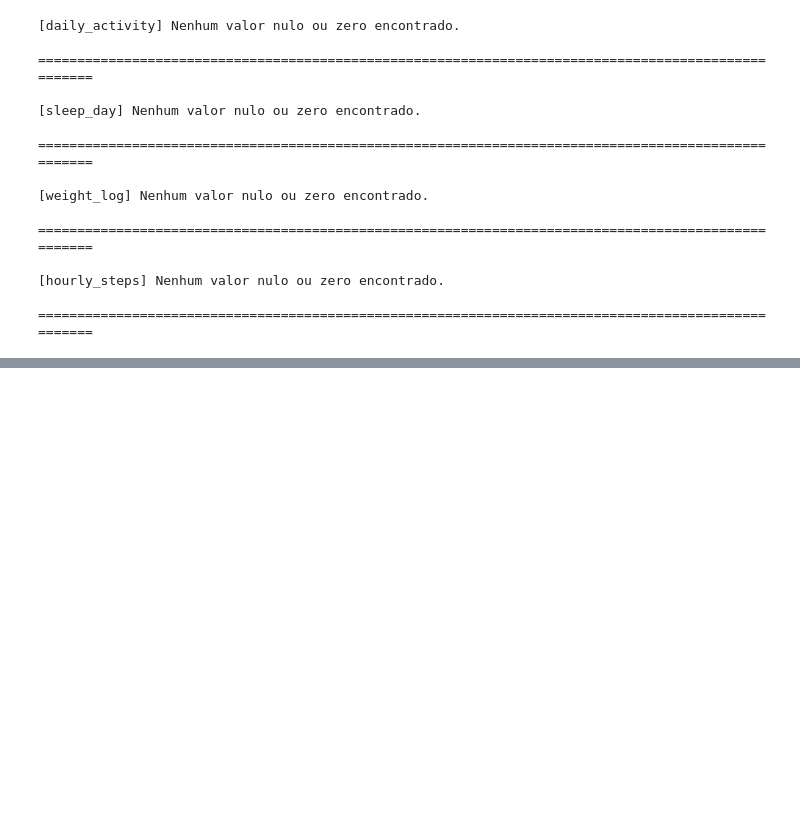
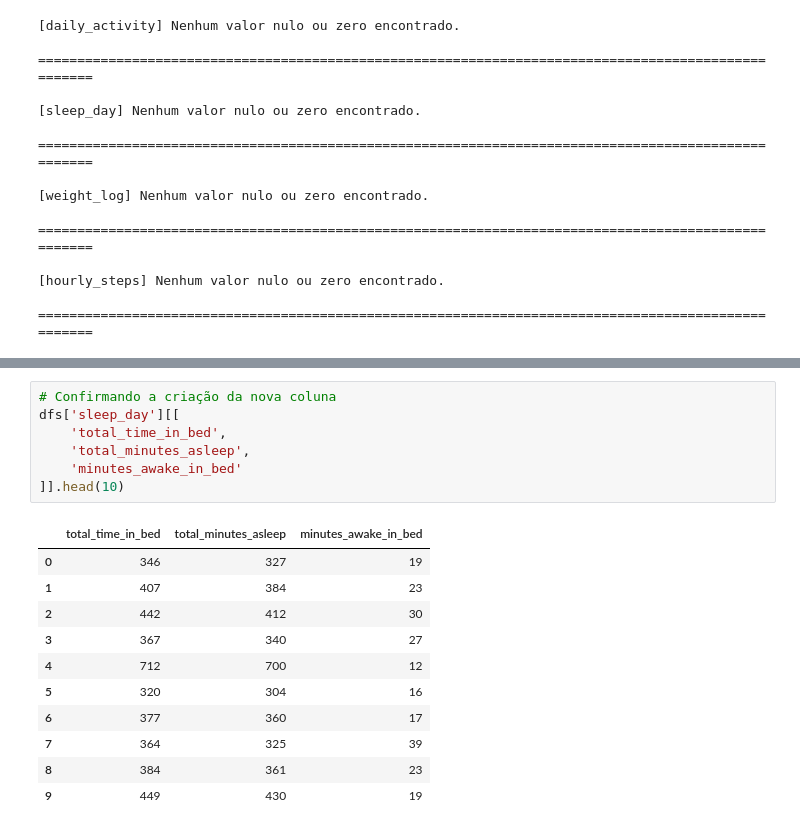
Before and after one commit to AleCecilio/bellabeat_data_analysis, a Jupyter notebook: notebooks/02_data_cleaning.ipynb, the cells around one changed output, grey strips where cells are left out. Drawn from its saved outputs; the diff is of its cells as text; blank space fills up the shorter version.

```diff
--- a/notebooks/02_data_cleaning.ipynb
+++ b/notebooks/02_data_cleaning.ipynb
@@ -626,0 +730,19 @@ for df_nome, df in dfs.items():
+# %%
+# Confirmando a criação da nova coluna
+dfs['sleep_day'][[
+    'total_time_in_bed',
+    'total_minutes_asleep',
+    'minutes_awake_in_bed'
+]].head(10)
+# %% [output]
+|  | total_time_in_bed | total_minutes_asleep | minutes_awake_in_bed |
+| 0 | 346 | 327 | 19 |
+| 1 | 407 | 384 | 23 |
+| 2 | 442 | 412 | 30 |
+| 3 | 367 | 340 | 27 |
+| 4 | 712 | 700 | 12 |
+| 5 | 320 | 304 | 16 |
+| 6 | 377 | 360 | 17 |
+| 7 | 364 | 325 | 39 |
+| 8 | 384 | 361 | 23 |
+| 9 | 449 | 430 | 19 |
```
Also changed, not shown: parts of 22 cells of this notebook.
